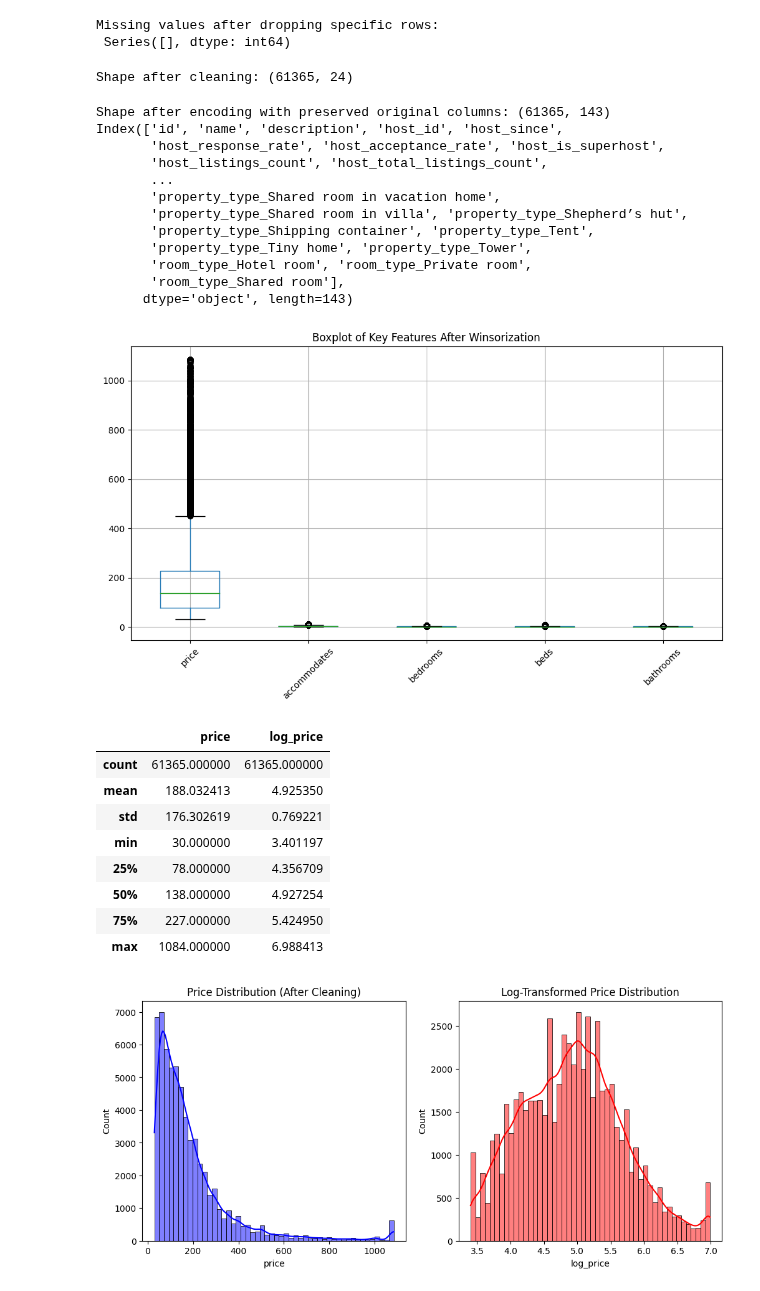
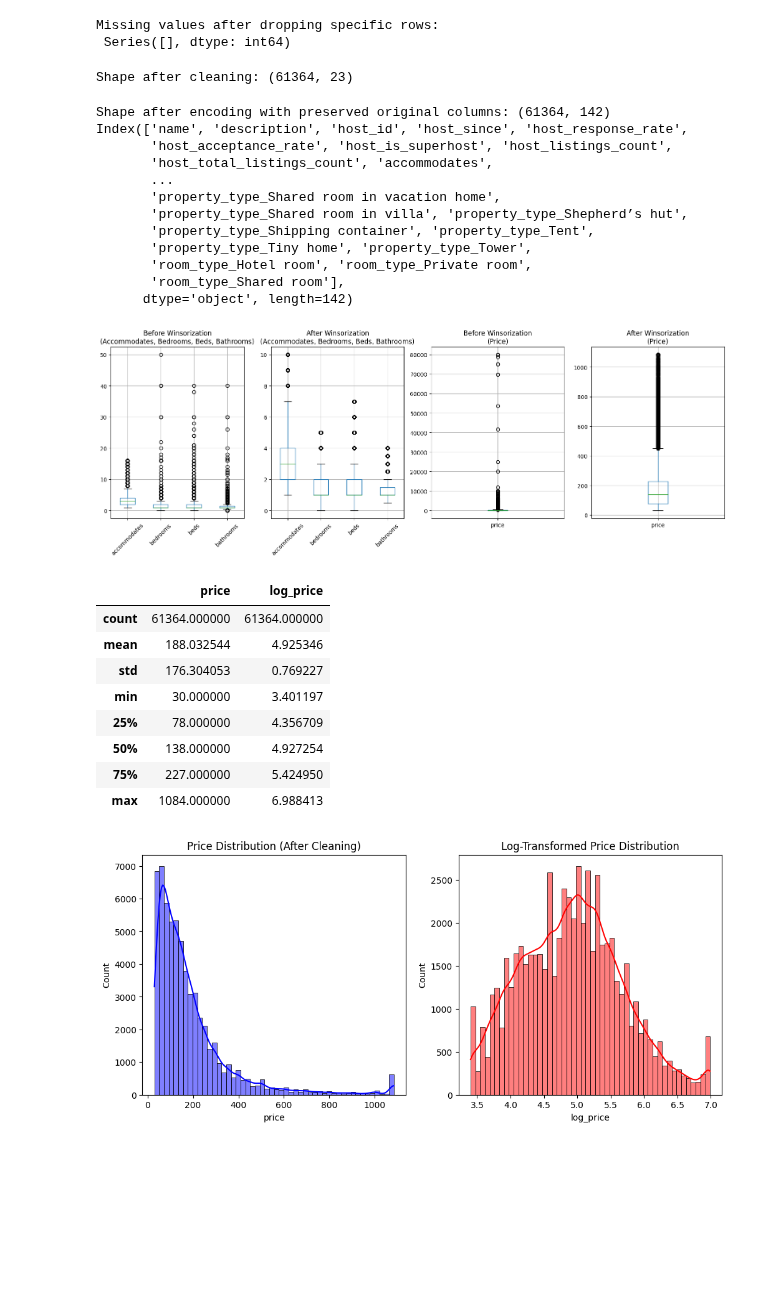
Before and after one commit to FP2003/AirBnB-Price-Prediction-System, a Jupyter notebook: fp100_jh851_solution.ipynb, the cells around one changed output. Drawn from its saved outputs; the diff is of its cells as text; code cells hidden in the pictures; blank space fills up the shorter version.

Commit message:
winsor before and after

```diff
--- a/fp100_jh851_solution.ipynb
+++ b/fp100_jh851_solution.ipynb
@@ -126,7 +126,7 @@ review_scores_rating         14736
 dtype: int64
 # %%
 # Drop unnecessary columns, as they are either replaced or are useless in the model building.
-drop_columns = ['host_name', 'calendar_last_scraped', 'bathrooms_text', 'latitude', 'longitude', 'first_review', 'last_review']
+drop_columns = ['host_name', 'calendar_last_scraped', 'bathrooms_text', 'latitude', 'longitude', 'first_review', 'last_review', 'id' ]
 df.drop(columns=drop_columns, inplace=True, errors='ignore')
 
 # Updated shape
@@ -211,7 +211,7 @@ print("Shape after cleaning:", df.shape)
 
 #df.to_csv('datasetAfterCleaning.csv', index=False)
 # %% [output]
-Shape after cleaning: (61365, 24)
+Shape after cleaning: (61364, 23)
 # %%
 # Keep a copy of categorical columns for visualization
 df['neighbourhood_original'] = df['neighbourhood']
@@ -225,10 +225,10 @@ df = pd.get_dummies(df, columns=['neighbourhood', 'property_type', 'room_type'],
 print("Shape after encoding with preserved original columns:", df.shape)
 print(df.columns)
 # %% [output]
-Shape after encoding with preserved original columns: (61365, 143)
-Index(['id', 'name', 'description', 'host_id', 'host_since',
-       'host_response_rate', 'host_acceptance_rate', 'host_is_superhost',
-       'host_listings_count', 'host_total_listings_count',
+Shape after encoding with preserved original columns: (61364, 142)
+Index(['name', 'description', 'host_id', 'host_since', 'host_response_rate',
+       'host_acceptance_rate', 'host_is_superhost', 'host_listings_count',
+       'host_total_listings_count', 'accommodates',
        ...
        'property_type_Shared room in vacation home',
        'property_type_Shared room in villa', 'property_type_Shepherd’s hut',
@@ -236,35 +236,56 @@ Index(['id', 'name', 'description', 'host_id', 'host_since',
        'property_type_Tiny home', 'property_type_Tower',
        'room_type_Hotel room', 'room_type_Private room',
        'room_type_Shared room'],
-      dtype='object', length=143)
+      dtype='object', length=142)
 # %%
 # df.to_csv('df_post_encode_with_prop_type.csv', index=False)
+
+df_before_winsor = df.copy()
 
 df['price'] = winsorize(df['price'], limits=[0.01, 0.01])
 df['accommodates'] = winsorize(df['accommodates'], limits=[0.01, 0.01])
 df['bedrooms'] = winsorize(df['bedrooms'], limits=[0.01, 0.01])
 df['beds'] = winsorize(df['beds'], limits=[0.01, 0.01])
 df['bathrooms'] = winsorize(df['bathrooms'], limits=[0.01, 0.01])
-# %%
-# Define columns to check
-outlier_cols = ['price', 'accommodates', 'bedrooms', 'beds', 'bathrooms']
-
-# Plot boxplots after Winsorization
-plt.figure(figsize=(12, 6))
-df[outlier_cols].boxplot()
-plt.title("Boxplot of Key Features After Winsorization")
-plt.xticks(rotation=45)
-plt.show()
-# %% [output]
-[figure, removed]
+# %%
+# Define columns to check
+outlier_cols = ['accommodates', 'bedrooms', 'beds', 'bathrooms']
+
+fig, axes = plt.subplots(1, 4, figsize=(16, 6))
+
+# Boxplot BEFORE Winsorization (Multiple Features)
+df_before_winsor[outlier_cols].boxplot(ax=axes[0])
+axes[0].set_title("Before Winsorization\n(Accommodates, Bedrooms, Beds, Bathrooms)")
+axes[0].tick_params(axis='x', rotation=45)
+
+# Boxplot AFTER Winsorization (Multiple Features)
+df[outlier_cols].boxplot(ax=axes[1])
+axes[1].set_title("After Winsorization\n(Accommodates, Bedrooms, Beds, Bathrooms)")
+axes[1].tick_params(axis='x', rotation=45)
+
+# Boxplot BEFORE Winsorization (Price)
+df_before_winsor[['price']].boxplot(ax=axes[2])
+axes[2].set_title("Before Winsorization\n(Price)")
+axes[2].tick_params(axis='x', rotation=0)
+
+# Boxplot AFTER Winsorization (Price)
+df[['price']].boxplot(ax=axes[3])
+axes[3].set_title("After Winsorization\n(Price)")
+axes[3].tick_params(axis='x', rotation=0)
+
+# Adjust layout
+plt.tight_layout()
+plt.show()
+# %% [output]
+[figure, added]
 # %%
 df['log_price'] = np.log(df['price'])
 df[['price', 'log_price']].describe()
 # %% [output]
 |  | price | log_price |
-| count | 61365.000000 | 61365.000000 |
-| mean | 188.032413 | 4.925350 |
-| std | 176.302619 | 0.769221 |
+| count | 61364.000000 | 61364.000000 |
+| mean | 188.032544 | 4.925346 |
+| std | 176.304053 | 0.769227 |
 | min | 30.000000 | 3.401197 |
 | 25% | 78.000000 | 4.356709 |
 | 50% | 138.000000 | 4.927254 |
```
Also changed, not shown: parts of 7 cells of this notebook.
